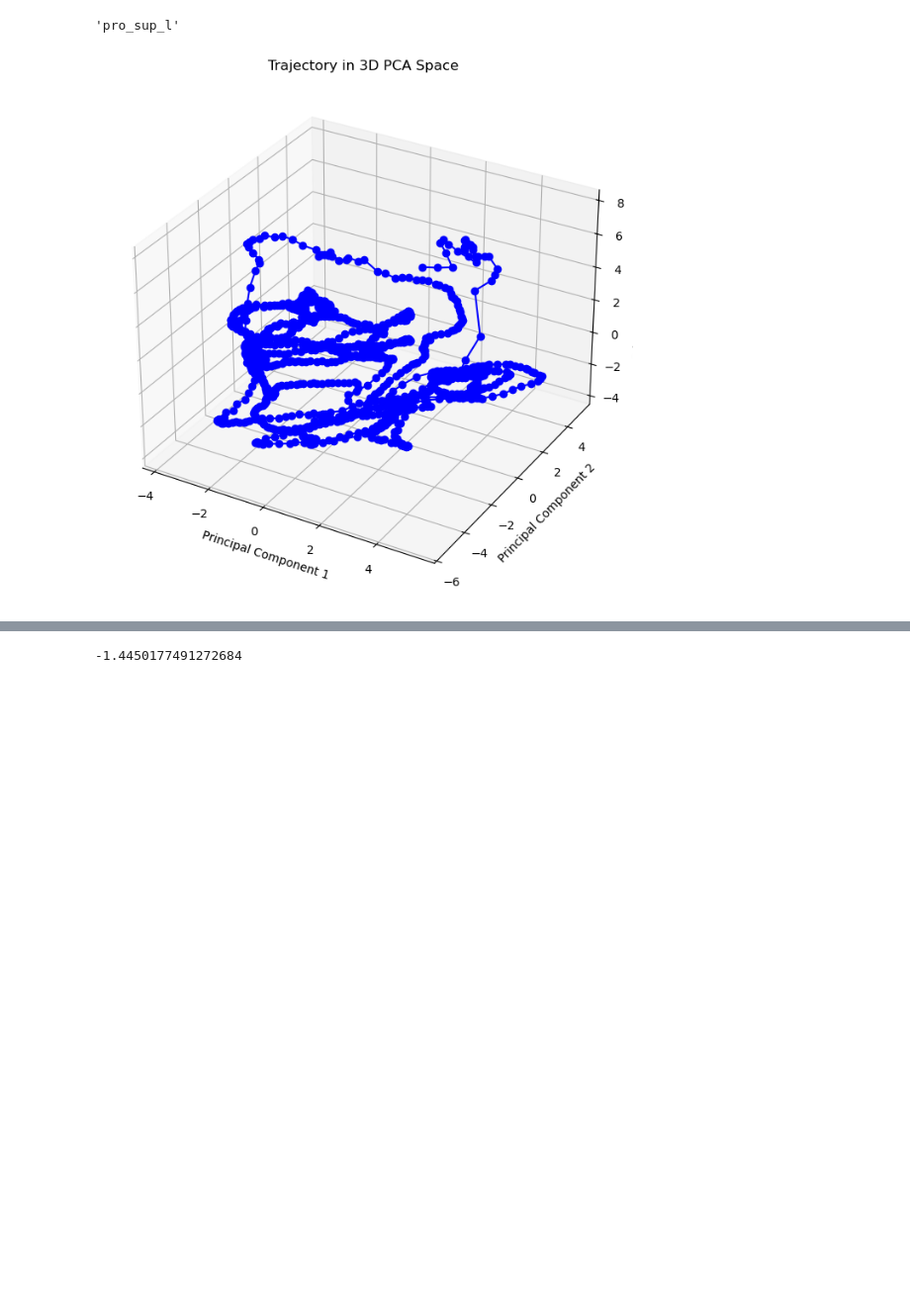
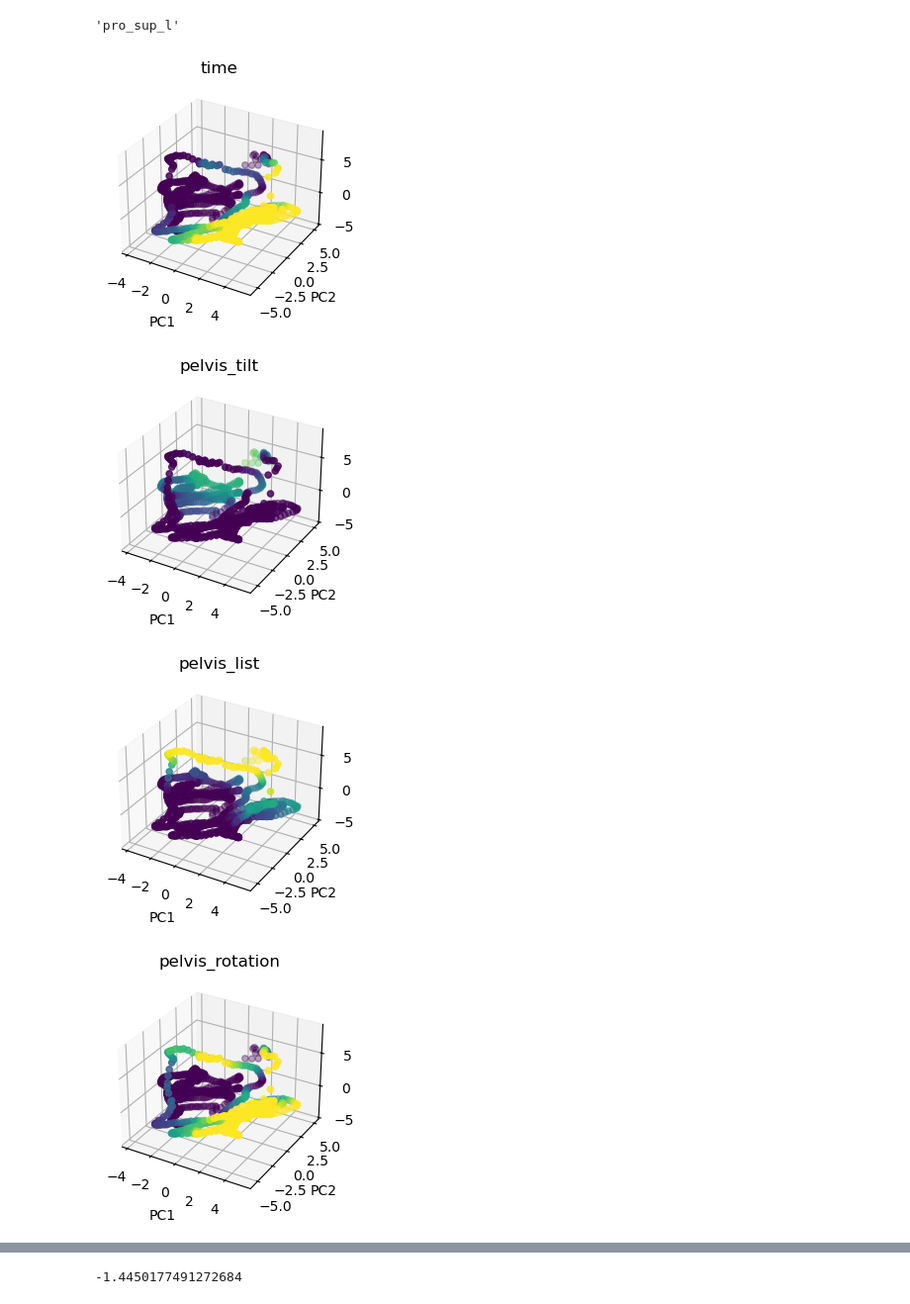
Before and after one commit to anqizhou13/CAJAL_OpenCap, a Jupyter notebook: transformation.ipynb, the cells around one changed output, grey strips where cells are left out. Shown at 99% size. Drawn from its saved outputs; the diff is of its cells as text; code cells hidden in the pictures; blank space fills up the shorter version.

```diff
--- a/transformation.ipynb
+++ b/transformation.ipynb
@@ -75,16 +75,28 @@ plt.show()
 df.columns[i]
 # %% [output]
 'pro_sup_l'
-# %%
-from mpl_toolkits.mplot3d import Axes3D
-
-fig,axs = plt.figure(figsize=(10, 8))
-ax = fig.add_subplot(111, projection='3d')
-ax.plot(df_pca['PC1'], df_pca['PC2'], df_pca['PC3'], marker='o', linestyle='-', color='b')
-ax.set_title('Trajectory in 3D PCA Space')
-ax.set_xlabel('Principal Component 1')
-ax.set_ylabel('Principal Component 2')
-ax.set_zlabel('Principal Component 3')
-plt.show()
-# %% [output]
-[figure, removed]
+# %%
+from mpl_toolkits.mplot3d import Axes3D
+
+for i in range(original_feature_vector.shape[-1]):
+    # Create a figure
+    fig = plt.figure(figsize=(4, 3))
+    # Add a 3D subplot (axes)
+    ax = fig.add_subplot(111, projection='3d')
+
+    # Create a 3D scatter plot
+    ax.scatter(df_pca['PC1'], df_pca['PC2'], df_pca['PC3'], c=colormap(original_feature_vector[:,:,i]))
+
+    # Set labels for the axes
+    ax.set_xlabel('PC1')
+    ax.set_ylabel('PC2')
+    ax.set_zlabel('PC3')
+
+    # Set a title
+    ax.set_title(df.columns[i])
+    plt.savefig(f'plots/{df.columns[i]}.png', format='png')
+# %% [output]
+[figure, added]
+[figure, added]
+[figure, added]
+[figure, added]
```
Also changed, not shown: parts of 1 cell of this notebook.
